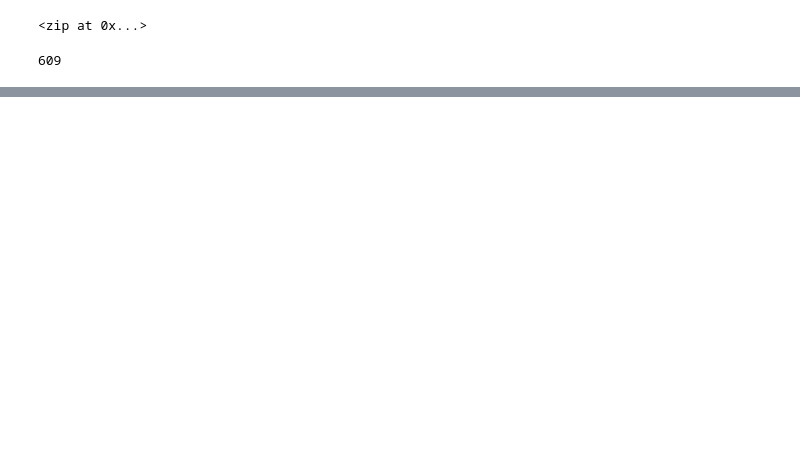
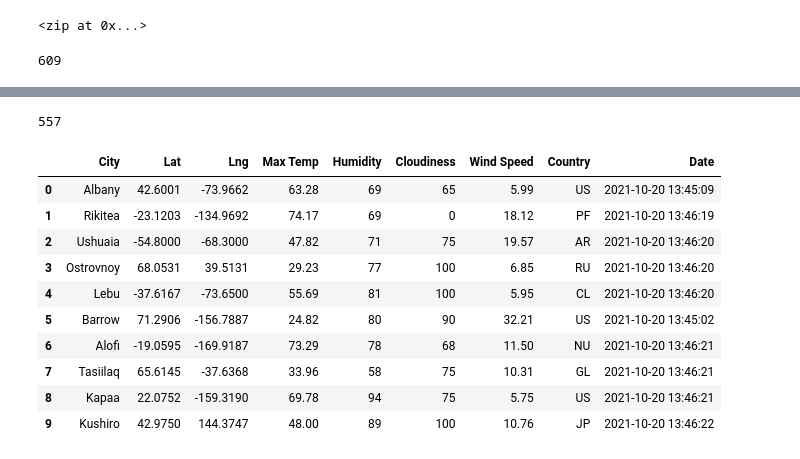
Before and after one commit to dwest85/World_Weather_Analysis, a Jupyter notebook: WeatherPy.ipynb, the cells around one changed output, grey strips where cells are left out. Drawn from its saved outputs; the diff is of its cells as text; code cells hidden in the pictures; blank space fills up the shorter version.

```diff
--- a/WeatherPy.ipynb
+++ b/WeatherPy.ipynb
@@ -51,0 +116,20 @@ cities
+# %%
+len(city_data)
+# %% [output]
+557
+# %%
+# Convert the array of dictionaries to a Pandas DataFrame.
+city_data_df = pd.DataFrame(city_data)
+city_data_df.head(10)
+# %% [output]
+|  | City | Lat | Lng | Max Temp | Humidity | Cloudiness | Wind Speed | Country | Date |
+| 0 | Albany | 42.6001 | -73.9662 | 63.28 | 69 | 65 | 5.99 | US | 2021-10-20 13:45:09 |
+| 1 | Rikitea | -23.1203 | -134.9692 | 74.17 | 69 | 0 | 18.12 | PF | 2021-10-20 13:46:19 |
+| 2 | Ushuaia | -54.8000 | -68.3000 | 47.82 | 71 | 75 | 19.57 | AR | 2021-10-20 13:46:20 |
+| 3 | Ostrovnoy | 68.0531 | 39.5131 | 29.23 | 77 | 100 | 6.85 | RU | 2021-10-20 13:46:20 |
+| 4 | Lebu | -37.6167 | -73.6500 | 55.69 | 81 | 100 | 5.95 | CL | 2021-10-20 13:46:20 |
+| 5 | Barrow | 71.2906 | -156.7887 | 24.82 | 80 | 90 | 32.21 | US | 2021-10-20 13:45:02 |
+| 6 | Alofi | -19.0595 | -169.9187 | 73.29 | 78 | 68 | 11.50 | NU | 2021-10-20 13:46:21 |
+| 7 | Tasiilaq | 65.6145 | -37.6368 | 33.96 | 58 | 75 | 10.31 | GL | 2021-10-20 13:46:21 |
+| 8 | Kapaa | 22.0752 | -159.3190 | 69.78 | 94 | 75 | 5.75 | US | 2021-10-20 13:46:21 |
+| 9 | Kushiro | 42.9750 | 144.3747 | 48.00 | 89 | 100 | 10.76 | JP | 2021-10-20 13:46:22 |
```
Also changed, not shown: parts of 8 cells of this notebook, 4 other files.
